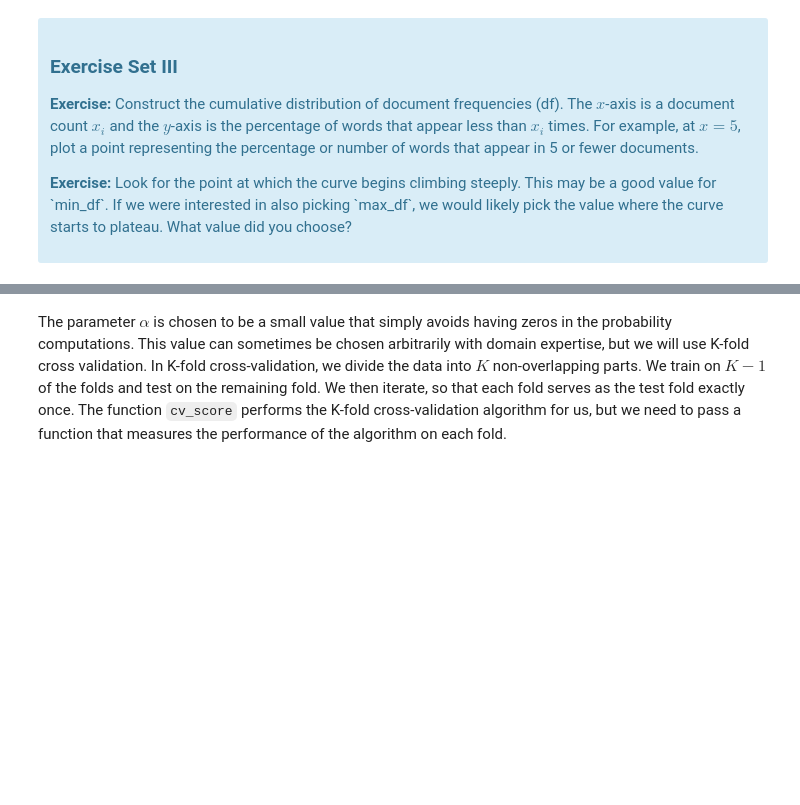
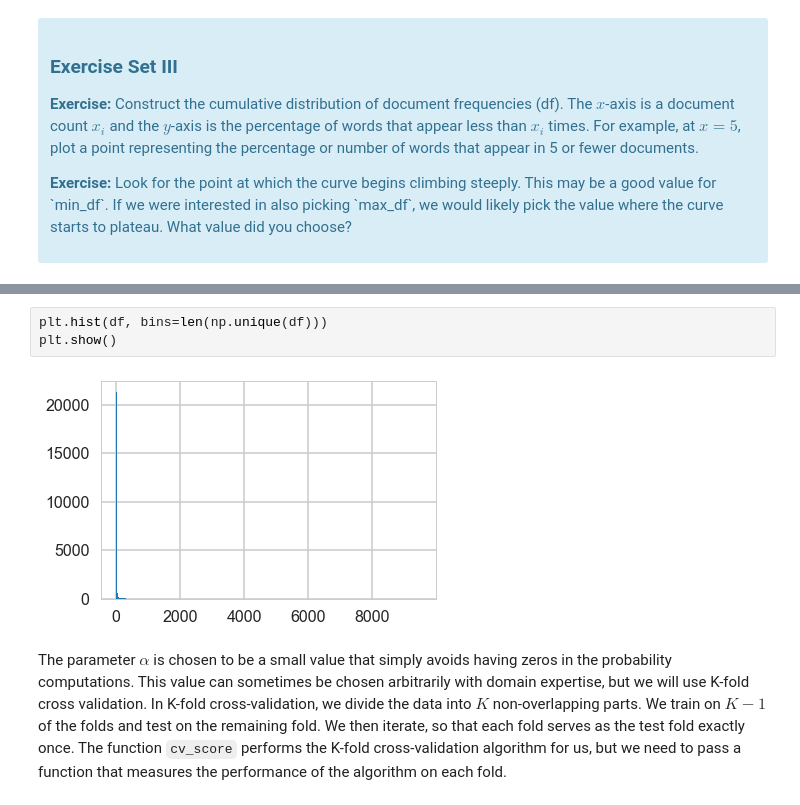
Before and after one commit to mrkulkarni1/data_projects, a Jupyter notebook: naive_bayes/Mini_Project_Naive_Bayes.ipynb, the cells around one changed output, grey strips where cells are left out. Saved outputs shown, nothing was run; the diff lists cells and outputs as text; blank space fills up the shorter version.

```diff
--- a/naive_bayes/Mini_Project_Naive_Bayes.ipynb
+++ b/naive_bayes/Mini_Project_Naive_Bayes.ipynb
@@ -367,3 +366,8 @@ train_test_split(*arrays, **options)
+# %%
+plt.hist(df, bins=len(np.unique(df)))
+plt.show()
+# %% [output]
+[figure, added]
 # %% [markdown]
 The parameter $\alpha$ is chosen to be a small value that simply avoids having zeros in the probability computations. This value can sometimes be chosen arbitrarily with domain expertise, but we will use K-fold cross validation. In K-fold cross-validation, we divide the data into $K$ non-overlapping parts. We train on $K-1$ of the folds and test on the remaining fold. We then iterate, so that each fold serves as the test fold exactly once. The function `cv_score` performs the K-fold cross-validation algorithm for us, but we need to pass a function that measures the performance of the algorithm on each fold.
 # %%
```
Also changed, not shown: parts of 3 cells of this notebook.
